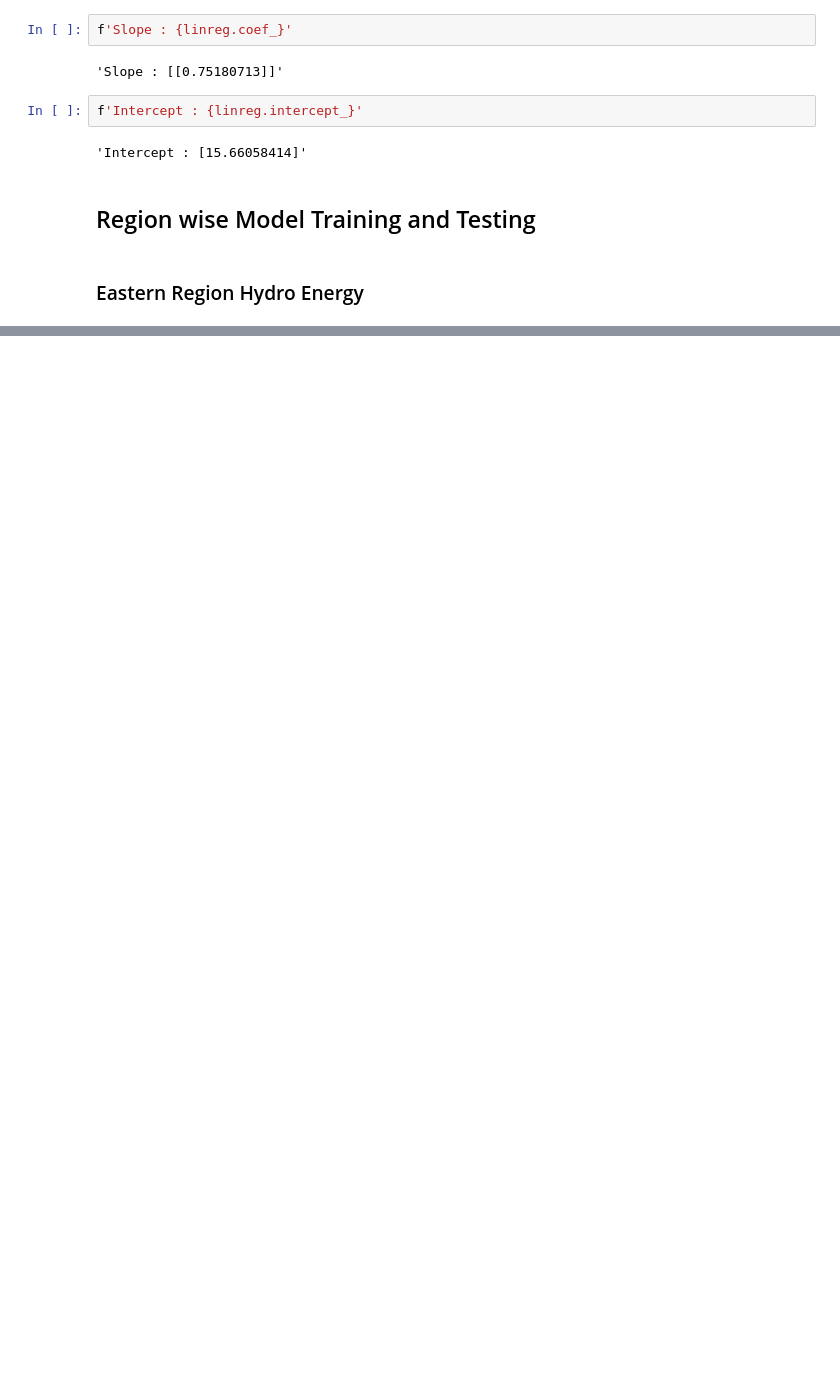
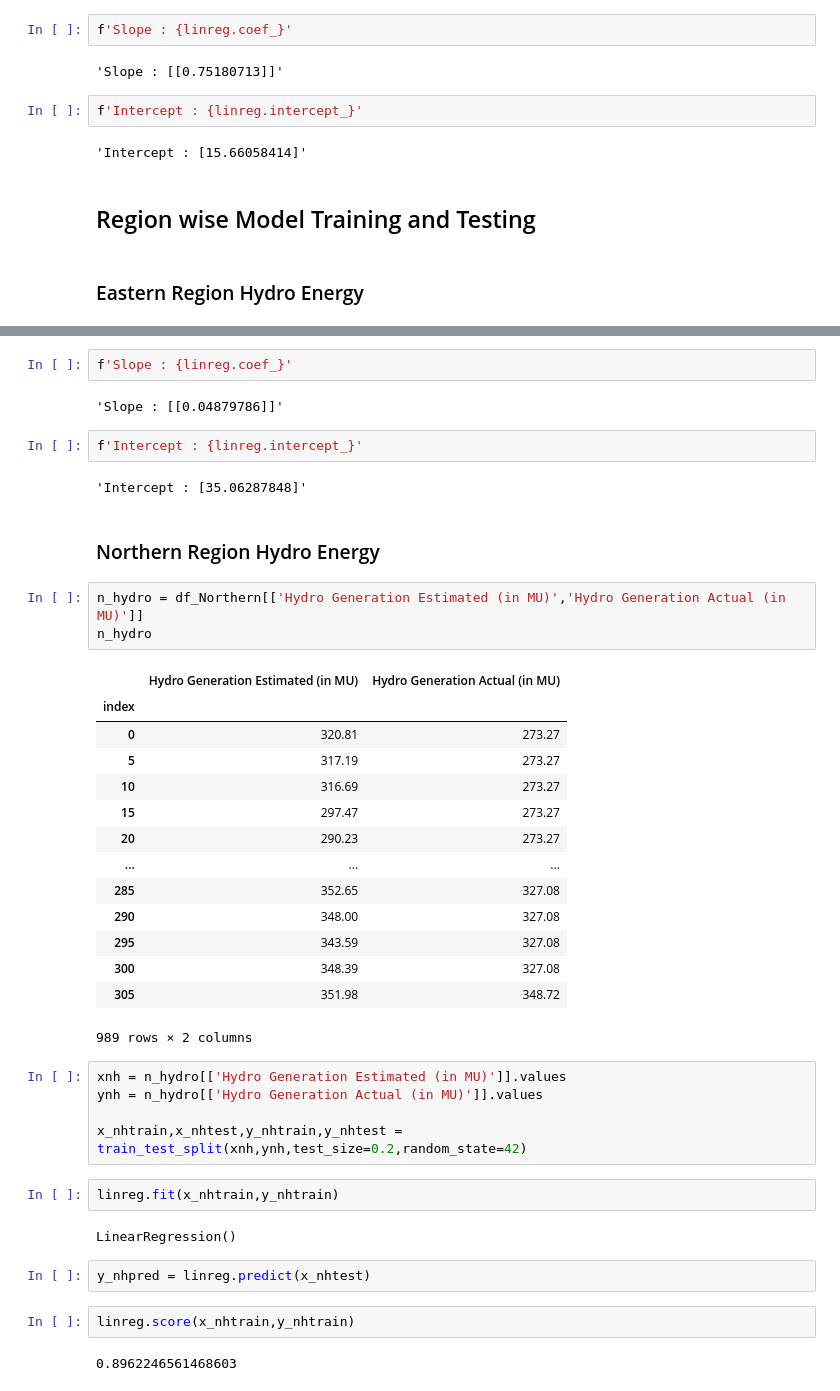
Before and after one commit to SheCodes-IEEE-CIS-GHRCE/Electricity-Generation-Analysis-and-Prediction-in-India, a Jupyter notebook: Elec-gen.ipynb, the cells around one changed output, grey strips where cells are left out. Drawn from its saved outputs; the diff is of its cells as text; blank space fills up the shorter version.

```diff
--- a/Elec-gen.ipynb
+++ b/Elec-gen.ipynb
@@ -919,0 +865,43 @@ Test score : 0.8524215847946875
+# %%
+f'Slope : {linreg.coef_}'
+# %% [output]
+'Slope : [[0.04879786]]'
+# %%
+f'Intercept : {linreg.intercept_}'
+# %% [output]
+'Intercept : [35.06287848]'
+# %% [markdown]
+### Northern Region Hydro Energy
+# %%
+n_hydro = df_Northern[['Hydro Generation Estimated (in MU)','Hydro Generation Actual (in MU)']]
+n_hydro
+# %% [output]
+|  | Hydro Generation Estimated (in MU) | Hydro Generation Actual (in MU) |
+| index |  |  |
+| 0 | 320.81 | 273.27 |
+| 5 | 317.19 | 273.27 |
+| 10 | 316.69 | 273.27 |
+| 15 | 297.47 | 273.27 |
+| 20 | 290.23 | 273.27 |
+| ... | ... | ... |
+| 285 | 352.65 | 327.08 |
+| 290 | 348.00 | 327.08 |
+| 295 | 343.59 | 327.08 |
+| 300 | 348.39 | 327.08 |
+| 305 | 351.98 | 348.72 |
+989 rows × 2 columns
+# %%
+xnh = n_hydro[['Hydro Generation Estimated (in MU)']].values
+ynh = n_hydro[['Hydro Generation Actual (in MU)']].values
+
+x_nhtrain,x_nhtest,y_nhtrain,y_nhtest = train_test_split(xnh,ynh,test_size=0.2,random_state=42)
+# %%
+linreg.fit(x_nhtrain,y_nhtrain)
+# %% [output]
+LinearRegression()
+# %%
+y_nhpred = linreg.predict(x_nhtest)
+# %%
+linreg.score(x_nhtrain,y_nhtrain)
+# %% [output]
+0.8962246561468603
```
Also changed, not shown: parts of 56 cells of this notebook.
